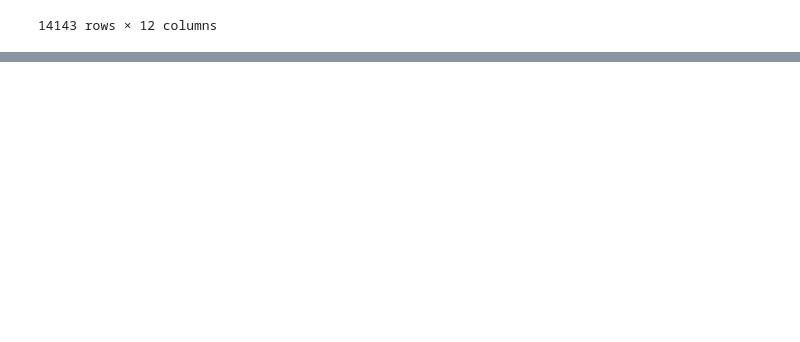
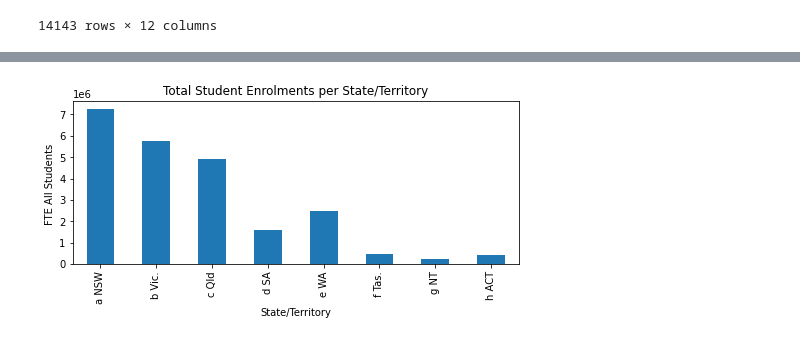
Before and after one commit to Jasjeet2021/Project-1, a Jupyter notebook: code.ipynb, the cells around one changed output, grey strips where cells are left out. Cells and saved outputs as stored; diff of their text form; code cells hidden in the pictures; blank space fills up the shorter version.

```diff
--- a/code.ipynb
+++ b/code.ipynb
@@ -65,0 +79,8 @@ pd.read_excel(open('tmp.xlsx', 'rb'),
+# %%
+def func(x):
+    print(x)
+    if type(x) == float:
+        x = ' '
+    return x.split(' ')[-1]
+# %%
+data_file1_df['State/Territory'] = data_file1_df['State/Territory'].apply(lambda x: func(x))
@@ -88,0 +195,3 @@ data_file1_df.describe()
+# %%
+Last_five_years_data_df = data_file1_df.loc[(data_file1_df["Year"] == 2015) |(data_file1_df["Year"] == 2016) |(data_file1_df["Year"] == 2017) | (data_file1_df["Year"] == 2018) | (data_file1_df["Year"] == 2019) | (data_file1_df["Year"] == 2020)]
+Last_five_years_data_df
@@ -88,0 +274,5 @@ data_file1_df.describe()
+# %%
+Group_by_last_five_years = Last_five_years_data_df.groupby(['State/Territory'])
+Group_by_last_five_years.count().head(10)
+x = Group_by_last_five_years['FTE All Students '].sum()
+x.reset_index()
@@ -88,0 +289,8 @@ data_file1_df.describe()
+# %%
+bar_plot = x.plot (kind = "bar", figsize=(8,3))
+plt.title('Total Student Enrolments per State/Territory')
+plt.xlabel('State/Territory')
+plt.ylabel('FTE All Students ')
+plt.show()
+# %% [output]
+[figure, added]
```
Also changed, not shown: parts of 34 cells of this notebook, 2 other files.
